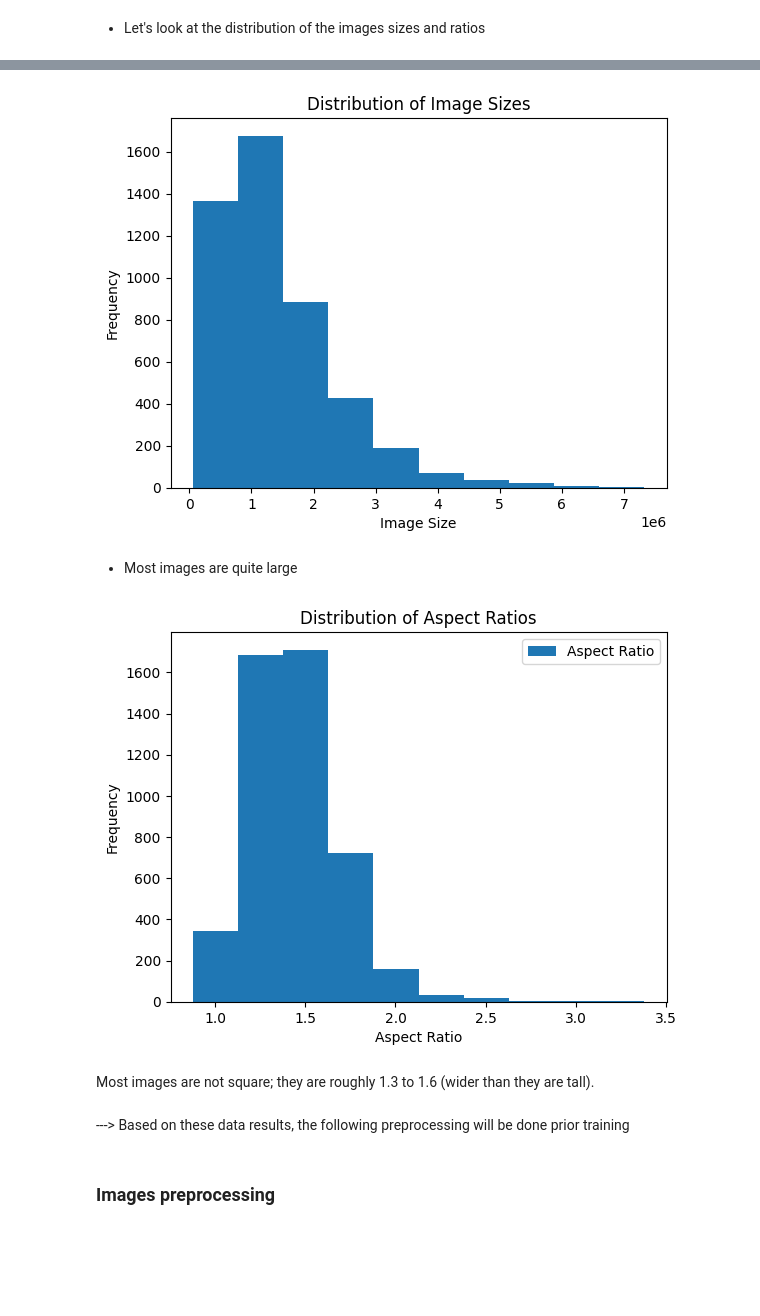
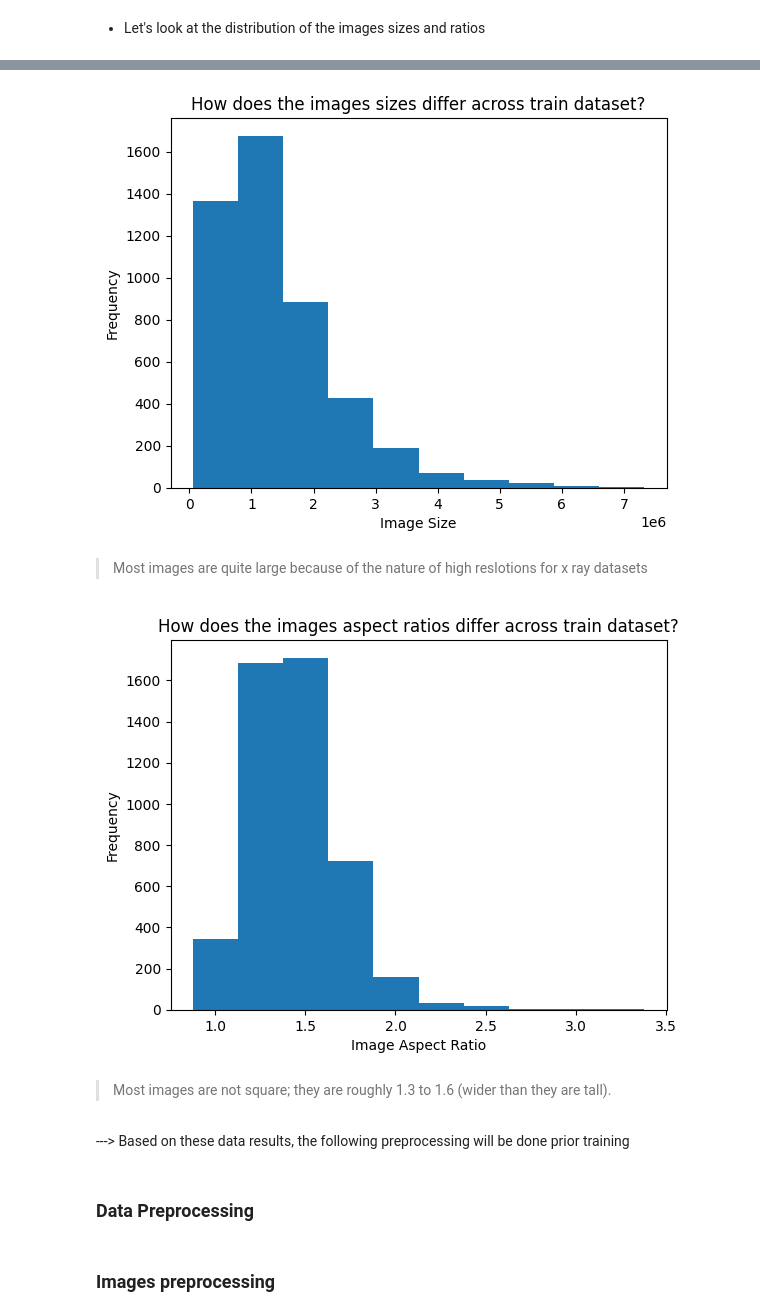
Before and after one commit to sondosaabed/Pneumonia-Classification-CNN, a Jupyter notebook: Pneumonia-Classification-CNN.ipynb, the cells around one changed output, grey strips where cells are left out. Saved outputs shown, nothing was run; the diff lists cells and outputs as text; code cells hidden in the pictures; blank space fills up the shorter version.

```diff
--- a/Pneumonia-Classification-CNN.ipynb
+++ b/Pneumonia-Classification-CNN.ipynb
@@ -89,7 +95,7 @@ W0000 00:00:1769449442.844887      24 computation_placer.cc:177] computation pla
 # %%
 def load_dataset(base_path):
     """
-    read the dataset into datafarem
+    Takes the dataset path and return the pd.Dataframe
     """
     all_filepaths = []
     all_labels = []
@@ -99,18 +105,16 @@ def load_dataset(base_path):
     for split in splits:
         split_path = os.path.join(base_path, split)
 
-        if not os.path.exists(split_path):
-            continue
-
         for folder in os.listdir(split_path):
             label_path = os.path.join(split_path, folder)
 
             if os.path.isdir(label_path):
                 for image in os.listdir(label_path):
-                    if image.lower().endswith(('.jpeg', '.jpg', '.png')):
+                    if image.lower().endswith(('.jpeg', '.jpg', '.png')): ## confirm the file is image
                         all_filepaths.append(os.path.join(label_path, image))
                         all_labels.append(folder)
 
+    ## combine the DF
     df = pd.DataFrame({
         'ImagePath': all_filepaths,
         'Label': all_labels
@@ -241,11 +255,16 @@ Shape (1320, 976)
 # %% [markdown]
 - Let's look at the distribution of the images sizes and ratios
-# %%
-image_sizes = []
-aspect_ratios = []
-
-for image_path in train_df['ImagePath']:
-    image = PIL.Image.open(image_path)
-    width, height = image.size
-    image_sizes.append(width * height)
-    aspect_ratios.append(width / height)
+# %%
+def get_dims_fast(path):
+    """
+    Returns the
+    aspect_ratio,
+     and size of image
+    """
+    w, h = imagesize.get(path) ## using this libariy for faster computations
+    return w/h, w*h
+# %%
+### calculated the dimensions and saved data into dataframe
+dims_data = [get_dims_fast(path) for path in train_df['ImagePath']]
+dims_df = pd.DataFrame(dims_data, columns=['aspect_ratio', 'area'])
+dims_df.head()
@@ -252,24 +278,25 @@ for image_path in train_df['ImagePath']:
 # %%
-plt.hist(image_sizes, label="Image Size")
-plt.title("Distribution of Image Sizes")
+plt.hist(dims_df['area'], label="Image Size")
+plt.title("How does the images sizes differ across train dataset?")
 plt.xlabel("Image Size")
 plt.ylabel("Frequency");
 # %% [output]
-[figure, old version]
+[figure, new version]
 # %% [markdown]
-- Most images are quite large
+> Most images are quite large because of the nature of high reslotions for x ray datasets
 # %%
-plt.hist(aspect_ratios, label="Aspect Ratio")
-plt.title("Distribution of Aspect Ratios")
-plt.xlabel("Aspect Ratio")
-plt.ylabel("Frequency")
-plt.legend();
+plt.hist(dims_df['aspect_ratio'], label="Image aspect ratio")
+plt.title("How does the images aspect ratios differ across train dataset?")
+plt.xlabel("Image Aspect Ratio")
+plt.ylabel("Frequency");
 # %% [output]
-[figure, old version]
+[figure, new version]
 # %% [markdown]
-Most images are not square; they are roughly 1.3 to 1.6 (wider than they are tall).
+> Most images are not square; they are roughly 1.3 to 1.6 (wider than they are tall).
 # %% [markdown]
 ---> Based on these data results, the following preprocessing will be done prior training
+# %% [markdown]
+### Data Preprocessing
 # %% [markdown]
 ### Images preprocessing
 # %% [markdown]
```
Also changed, not shown: parts of 84 cells of this notebook.
